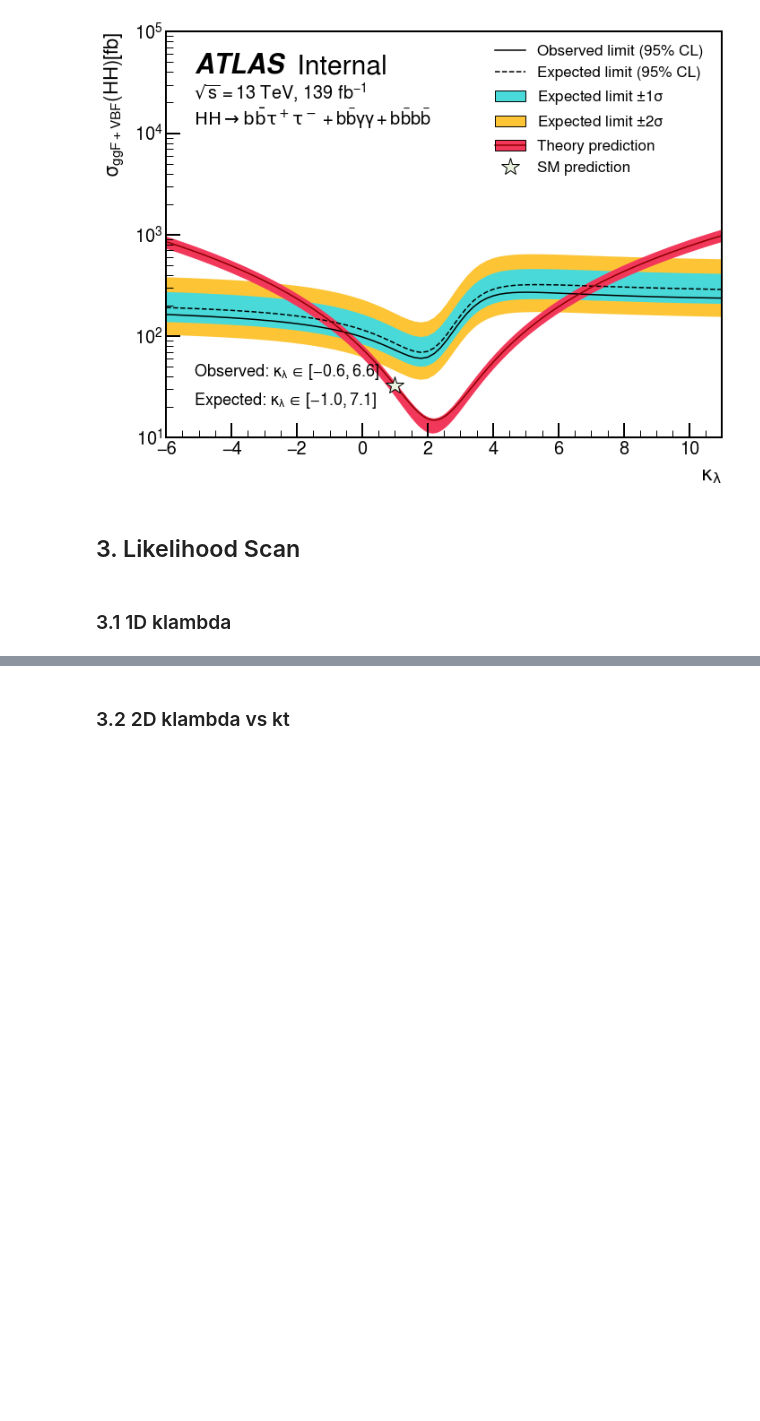
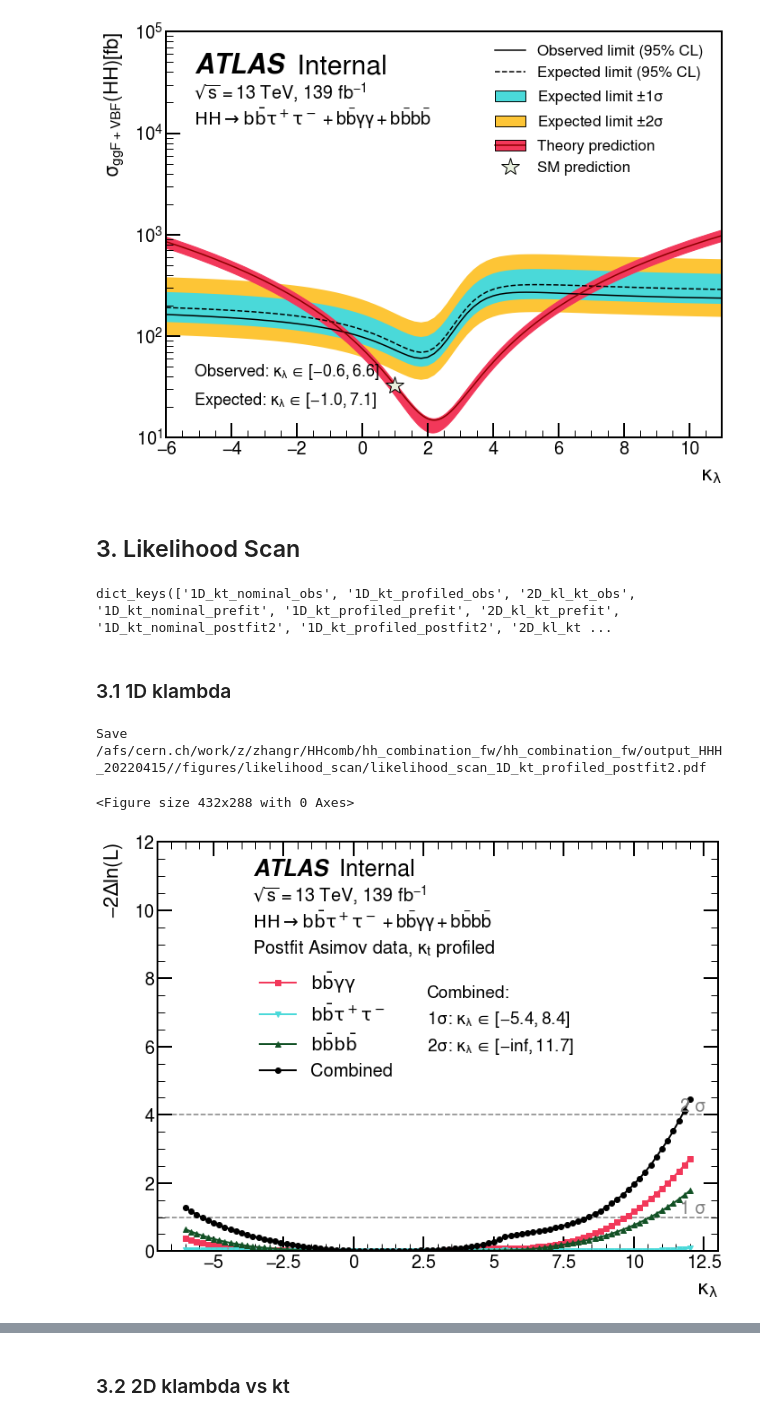
Before and after one commit to dyl64/hh_combination_fw, a Jupyter notebook: tutorials/HHH2022/GenPlots.ipynb, the cells around one changed output, grey strips where cells are left out. Cells and saved outputs as stored; diff of their text form; code cells hidden in the pictures; blank space fills up the shorter version.

```diff
--- a/tutorials/HHH2022/GenPlots.ipynb
+++ b/tutorials/HHH2022/GenPlots.ipynb
@@ -309,15 +309,18 @@ def get_uncond_data(obs, study):
         data[channel] = json.load(open(limit_path))
     return data
 
-def data_loading_lh(obs, study):
+def data_loading_lh(obs, study, drop_bestfit=False, sort=True):
     likelihood_df, uncond_df = {}, {}
     data = get_likelihood_data(obs, study)
     data2 = get_uncond_data(obs, study)
     for channel in data:
-        df = pd.DataFrame(data[channel]).dropna(axis=1, how='all').dropna()
+        df = pd.DataFrame(data[channel]).dropna(axis=1, how='all')
+        if drop_bestfit:
+            df.drop(index=df.index[0], axis=0, inplace=True)
         if 'klambda' not in df:
             df.rename(columns = {'mu':'klambda'}, inplace = True)
-        df = df.sort_values(by=['klambda'])
+        if sort:
+            df = df.sort_values(by=['klambda'])
         likelihood_df[channel] = df
         if '2D' in study:
             uncond_df[channel] = pd.DataFrame(data2[channel]['uncond_fit'])
@@ -338,16 +341,27 @@ def get_interval(df, level):
 
     asign = np.sign(y_new-level)
     signchange = ((np.roll(asign, 1) - asign) != 0).astype(int)
-    return x_new[signchange==1]
+    intersections = x_new[signchange==1]
+    if intersections[0] == xvalues.min():
+        intersections[0] = -np.inf
+    if intersections[-1] == xvalues.max():
+        intersections[-1] = np.inf
+    return intersections
 # %%
 channels = ['bbyy', 'bbtautau', 'bbbb']
 
 studies = ['1D_kt_nominal', '1D_kt_profiled', '2D_kl_kt']
-obs = ['obs', 'prefit', 'postfit']
+obs = ['obs', 'prefit', 'postfit2']
+# studies = ['1D_kt_profiled']
+# obs = ['postfit1']
 likelihood_df, uncond_df = {}, {}
 for o in obs:
     for study in studies:
-        likelihood_df[f'{study}_{o}'], uncond_df[f'{study}_{o}'] = data_loading_lh(o, study)
+        likelihood_df[f'{study}_{o}'], uncond_df[f'{study}_{o}'] = data_loading_lh(o, study, drop_bestfit=('2D' in study))
+
+likelihood_df.keys()
+# %% [output]
+dict_keys(['1D_kt_nominal_obs', '1D_kt_profiled_obs', '2D_kl_kt_obs', '1D_kt_nominal_prefit', '1D_kt_profiled_prefit', '2D_kl_kt_prefit', '1D_kt_nominal_postfit2', '1D_kt_profiled_postfit2', '2D_kl_kt ...
 # %% [markdown]
 ### 3.1 1D klambda
 # %%
@@ -438,7 +452,7 @@ def plot_kl(study, obs, xmin = -7, xmax = 13, ymin=0, ymax = 12, yattrib='qmu'):
         options['draw_sigma_line'] = False
         name += '_zoom'
 
-    df_index = f'{study}_{o}'
+    df_index = f'{study}_{obs}'
     plotter = Likelihood1DPlot(likelihood_df[df_index], label_map=channel_label_map, styles_map=styles_map,
                             styles=styles[study], analysis_label_options=analysis_label_options_new(study, obs))
     ax = plotter.draw(xlabel=r"$\mathrm{\kappa_{\lambda}}$", ymin=ymin, ymax=ymax, xmin=xmin, xmax=xmax, xattrib='klambda', yattrib=yattrib, **options)
@@ -459,6 +473,12 @@ def plot_kl(study, obs, xmin = -7, xmax = 13, ymin=0, ymax = 12, yattrib='qmu'):
     os.makedirs(savefolder, exist_ok=True)
     plt.savefig(savefolder+f"/{name}_{df_index}.pdf", bbox_inches="tight")
     print('Save', savefolder+f"/{name}_{df_index}.pdf")
+# %%
+plot_kl('1D_kt_profiled', 'postfit2')
+# %% [output]
+Save /afs/cern.ch/work/z/zhangr/HHcomb/hh_combination_fw/hh_combination_fw/output_HHH_20220415//figures/likelihood_scan/likelihood_scan_1D_kt_profiled_postfit2.pdf
+<Figure size 432x288 with 0 Axes>
+[figure, added]
 # %%
 for o in obs:
     for study in studies:
```
Also changed, not shown: parts of 19 cells of this notebook, 3 other files.
